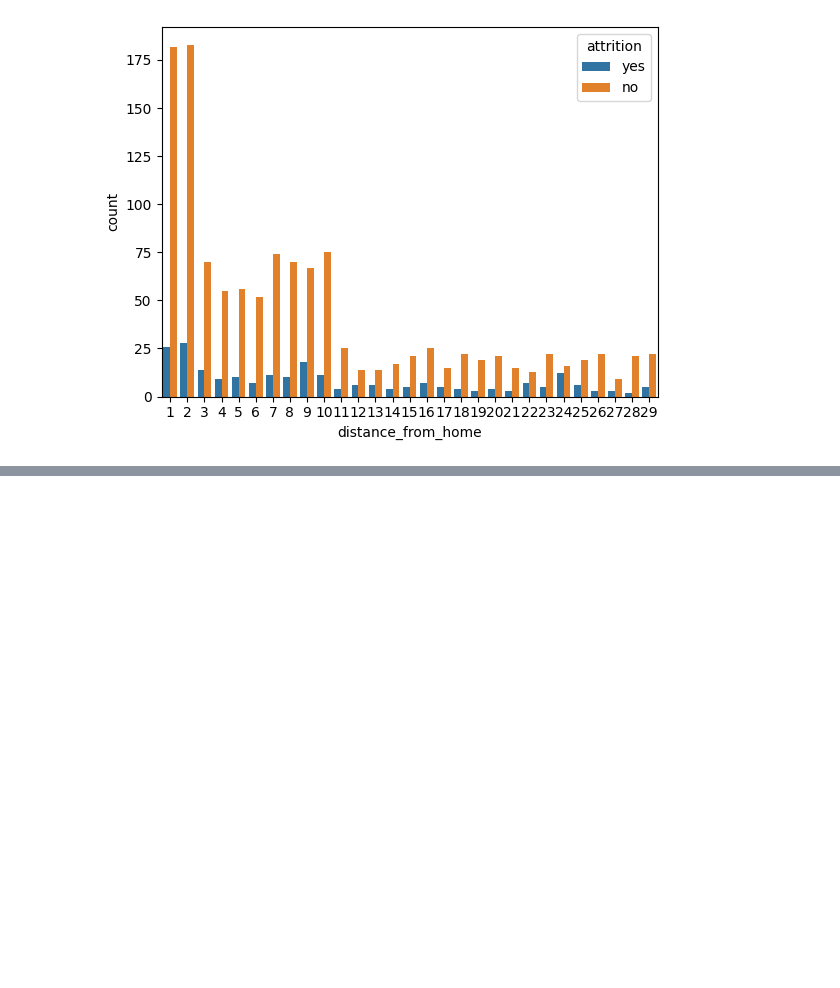
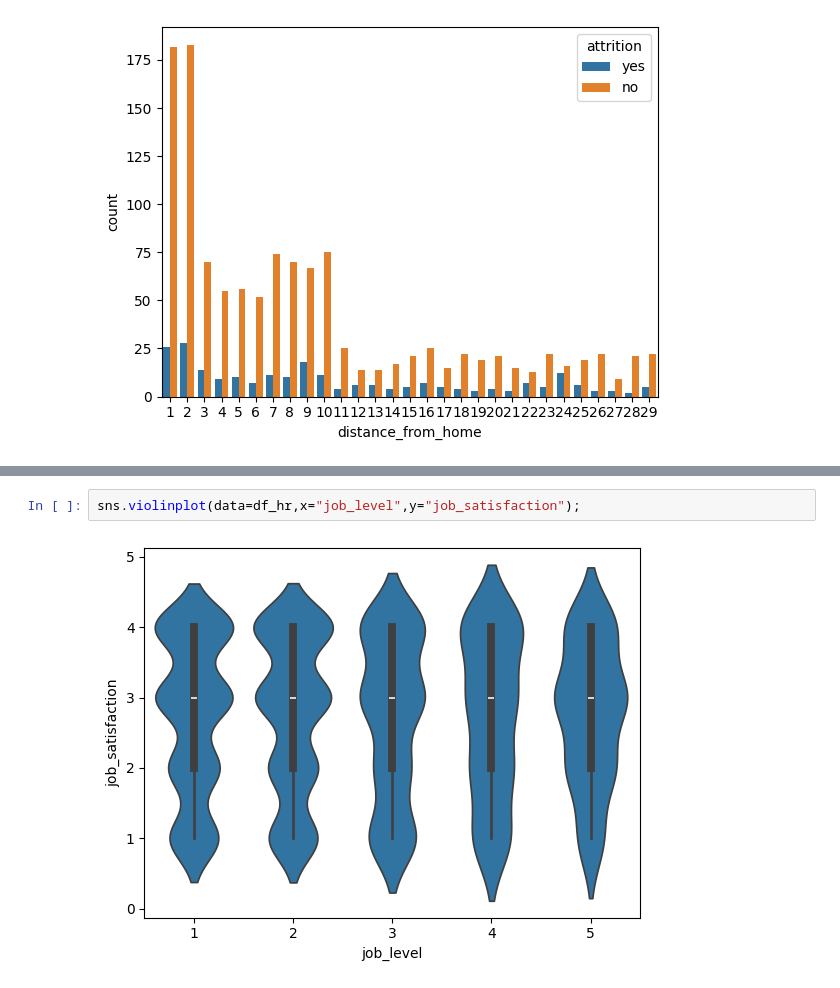
Before and after one commit to Lumo88/project-da-promo-65-modulo-3-team-1, a Jupyter notebook: Insights.ipynb, the cells around one changed output, grey strips where cells are left out. Saved outputs shown, nothing was run; the diff lists cells and outputs as text; blank space fills up the shorter version.

```diff
--- a/Insights.ipynb
+++ b/Insights.ipynb
@@ -59,0 +79,4 @@ sns.countplot(data=df_hr, x="distance_from_home", hue="attrition");
+# %%
+sns.violinplot(data=df_hr,x="job_level",y="job_satisfaction");
+# %% [output]
+[figure, added]
```
Also changed, not shown: parts of 25 cells of this notebook.
